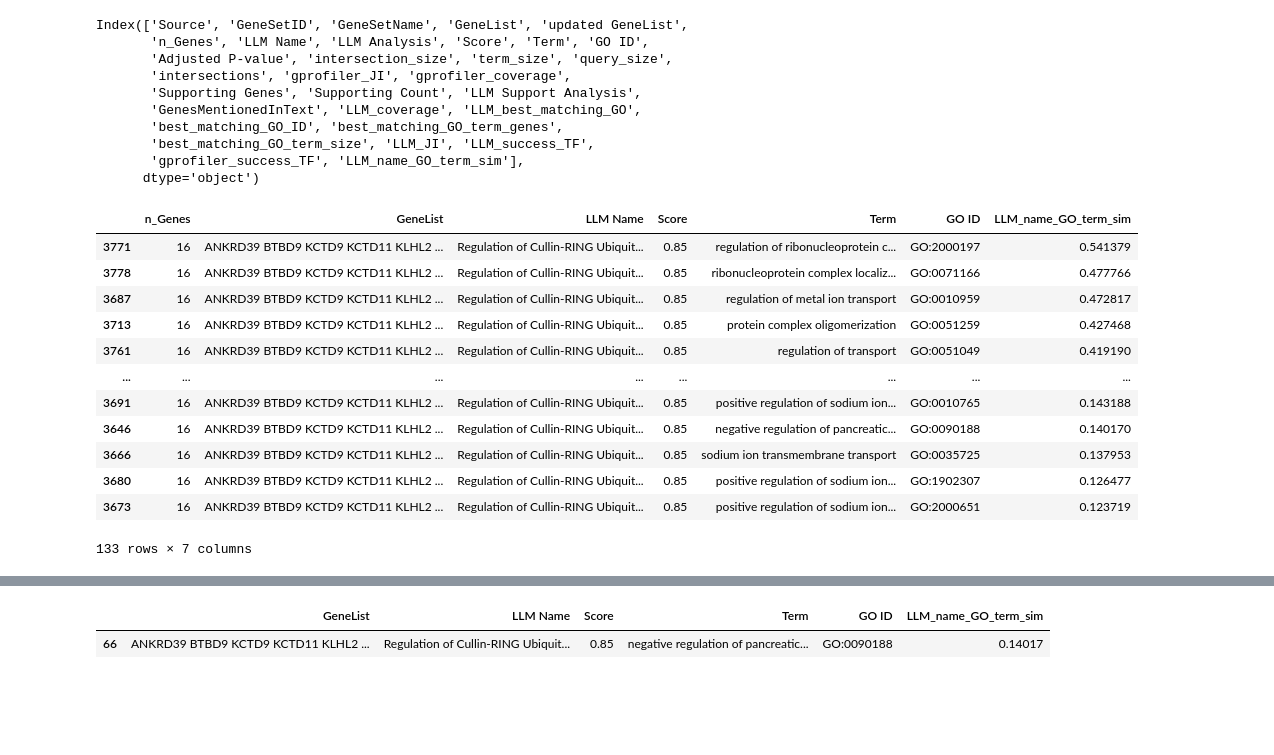
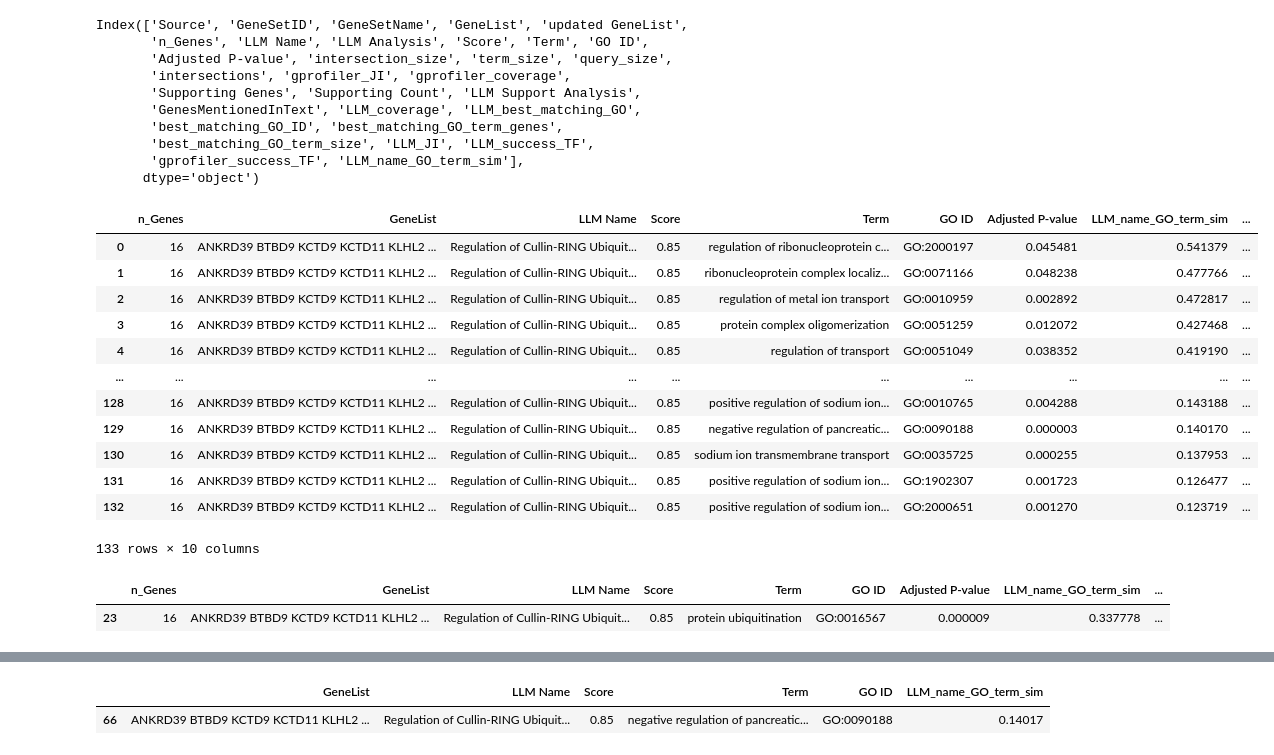
Before and after one commit to idekerlab/llm_evaluation_for_gene_set_interpretation, a Jupyter notebook: Analyze_gprofiler_annotation.ipynb, the cells around one changed output, grey strips where cells are left out. Cells and saved outputs as stored; diff of their text form; code cells hidden in the pictures; blank space fills up the shorter version.

```diff
--- a/Analyze_gprofiler_annotation.ipynb
+++ b/Analyze_gprofiler_annotation.ipynb
@@ -47,7 +50,7 @@ group_col = ["Source", "GeneSetID", "GeneSetName", "GeneList"] # group by these
 
 ## input file: LLM analyzed + gProfiler enrichment
 # updated_name_llm_file = 'data/omics_revamped_LLM_gprofiler_new_gene_name_DF.tsv'
-updated_name_llm_file = 'data/omics_revamped_LLM_gprofiler_new_gene_name_DF_simVals_DF.tsv'
+updated_name_llm_file = 'data/omics_revamped_LLM_gprofiler_new_gene_name_DF_trimed_name_simVals_DF.tsv'
 # Read the TSV file into a Pandas DataFrame
 LLM_genes_DF = pd.read_csv(updated_name_llm_file, delimiter="\t")
 # make sure intersection_size, term_size, query_size are integers
@@ -899,19 +866,24 @@ Index(['Source', 'GeneSetID', 'GeneSetName', 'GeneList', 'updated GeneList',
 # %%
 
 filter = merged_genes_DF.loc[
-merged_genes_DF['GeneSetID'] == 'Cluster2-105', ['n_Genes', 'GeneList', 'LLM Name', 'Score', 'Term', 'GO ID','LLM_name_GO_term_sim']].sort_values(by='LLM_name_GO_term_sim', ascending=False).reset_index(drop=True)
-filter.loc[]
+(merged_genes_DF['GeneSetID'] == 'Cluster2-105') & (merged_genes_DF['Adjusted P-value'] <= 0.05), ['n_Genes', 'GeneList', 'LLM Name', 'Score', 'Term', 'GO ID','Adjusted P-value', 'LLM_name_GO_term_sim','LLM_JI','gprofiler_JI']].sort_values(by='LLM_name_GO_term_sim', ascending=False).reset_index(drop=True)
+filter
 # %% [output]
-|  | n_Genes | GeneList | LLM Name | Score | Term | GO ID | LLM_name_GO_term_sim |
-| 3771 | 16 | ANKRD39 BTBD9 KCTD9 KCTD11 KLHL2 ... | Regulation of Cullin-RING Ubiquit... | 0.85 | regulation of ribonucleoprotein c... | GO:2000197 | 0.541379 |
-| 3778 | 16 | ANKRD39 BTBD9 KCTD9 KCTD11 KLHL2 ... | Regulation of Cullin-RING Ubiquit... | 0.85 | ribonucleoprotein complex localiz... | GO:0071166 | 0.477766 |
-| 3687 | 16 | ANKRD39 BTBD9 KCTD9 KCTD11 KLHL2 ... | Regulation of Cullin-RING Ubiquit... | 0.85 | regulation of metal ion transport | GO:0010959 | 0.472817 |
-| 3713 | 16 | ANKRD39 BTBD9 KCTD9 KCTD11 KLHL2 ... | Regulation of Cullin-RING Ubiquit... | 0.85 | protein complex oligomerization | GO:0051259 | 0.427468 |
-| 3761 | 16 | ANKRD39 BTBD9 KCTD9 KCTD11 KLHL2 ... | Regulation of Cullin-RING Ubiquit... | 0.85 | regulation of transport | GO:0051049 | 0.419190 |
-| ... | ... | ... | ... | ... | ... | ... | ... |
-| 3691 | 16 | ANKRD39 BTBD9 KCTD9 KCTD11 KLHL2 ... | Regulation of Cullin-RING Ubiquit... | 0.85 | positive regulation of sodium ion... | GO:0010765 | 0.143188 |
-| 3646 | 16 | ANKRD39 BTBD9 KCTD9 KCTD11 KLHL2 ... | Regulation of Cullin-RING Ubiquit... | 0.85 | negative regulation of pancreatic... | GO:0090188 | 0.140170 |
-| 3666 | 16 | ANKRD39 BTBD9 KCTD9 KCTD11 KLHL2 ... | Regulation of Cullin-RING Ubiquit... | 0.85 | sodium ion transmembrane transport | GO:0035725 | 0.137953 |
-| 3680 | 16 | ANKRD39 BTBD9 KCTD9 KCTD11 KLHL2 ... | Regulation of Cullin-RING Ubiquit... | 0.85 | positive regulation of sodium ion... | GO:1902307 | 0.126477 |
-| 3673 | 16 | ANKRD39 BTBD9 KCTD9 KCTD11 KLHL2 ... | Regulation of Cullin-RING Ubiquit... | 0.85 | positive regulation of sodium ion... | GO:2000651 | 0.123719 |
+|  | n_Genes | GeneList | LLM Name | Score | Term | GO ID | Adjusted P-value | LLM_name_GO_term_sim | ... |
+| 0 | 16 | ANKRD39 BTBD9 KCTD9 KCTD11 KLHL2 ... | Regulation of Cullin-RING Ubiquit... | 0.85 | regulation of ribonucleoprotein c... | GO:2000197 | 0.045481 | 0.541379 | ... |
+| 1 | 16 | ANKRD39 BTBD9 KCTD9 KCTD11 KLHL2 ... | Regulation of Cullin-RING Ubiquit... | 0.85 | ribonucleoprotein complex localiz... | GO:0071166 | 0.048238 | 0.477766 | ... |
+| 2 | 16 | ANKRD39 BTBD9 KCTD9 KCTD11 KLHL2 ... | Regulation of Cullin-RING Ubiquit... | 0.85 | regulation of metal ion transport | GO:0010959 | 0.002892 | 0.472817 | ... |
+| 3 | 16 | ANKRD39 BTBD9 KCTD9 KCTD11 KLHL2 ... | Regulation of Cullin-RING Ubiquit... | 0.85 | protein complex oligomerization | GO:0051259 | 0.012072 | 0.427468 | ... |
+| 4 | 16 | ANKRD39 BTBD9 KCTD9 KCTD11 KLHL2 ... | Regulation of Cullin-RING Ubiquit... | 0.85 | regulation of transport | GO:0051049 | 0.038352 | 0.419190 | ... |
+| ... | ... | ... | ... | ... | ... | ... | ... | ... | ... |
+| 128 | 16 | ANKRD39 BTBD9 KCTD9 KCTD11 KLHL2 ... | Regulation of Cullin-RING Ubiquit... | 0.85 | positive regulation of sodium ion... | GO:0010765 | 0.004288 | 0.143188 | ... |
+| 129 | 16 | ANKRD39 BTBD9 KCTD9 KCTD11 KLHL2 ... | Regulation of Cullin-RING Ubiquit... | 0.85 | negative regulation of pancreatic... | GO:0090188 | 0.000003 | 0.140170 | ... |
+| 130 | 16 | ANKRD39 BTBD9 KCTD9 KCTD11 KLHL2 ... | Regulation of Cullin-RING Ubiquit... | 0.85 | sodium ion transmembrane transport | GO:0035725 | 0.000255 | 0.137953 | ... |
+| 131 | 16 | ANKRD39 BTBD9 KCTD9 KCTD11 KLHL2 ... | Regulation of Cullin-RING Ubiquit... | 0.85 | positive regulation of sodium ion... | GO:1902307 | 0.001723 | 0.126477 | ... |
+| 132 | 16 | ANKRD39 BTBD9 KCTD9 KCTD11 KLHL2 ... | Regulation of Cullin-RING Ubiquit... | 0.85 | positive regulation of sodium ion... | GO:2000651 | 0.001270 | 0.123719 | ... |
-133 rows × 7 columns
+133 rows × 10 columns
+# %%
+filter.loc[filter['Term'] == 'protein ubiquitination']
+# %% [output]
+|  | n_Genes | GeneList | LLM Name | Score | Term | GO ID | Adjusted P-value | LLM_name_GO_term_sim | ... |
+| 23 | 16 | ANKRD39 BTBD9 KCTD9 KCTD11 KLHL2 ... | Regulation of Cullin-RING Ubiquit... | 0.85 | protein ubiquitination | GO:0016567 | 0.000009 | 0.337778 | ... |
```
Also changed, not shown: parts of 15 cells of this notebook, 7 other files.
